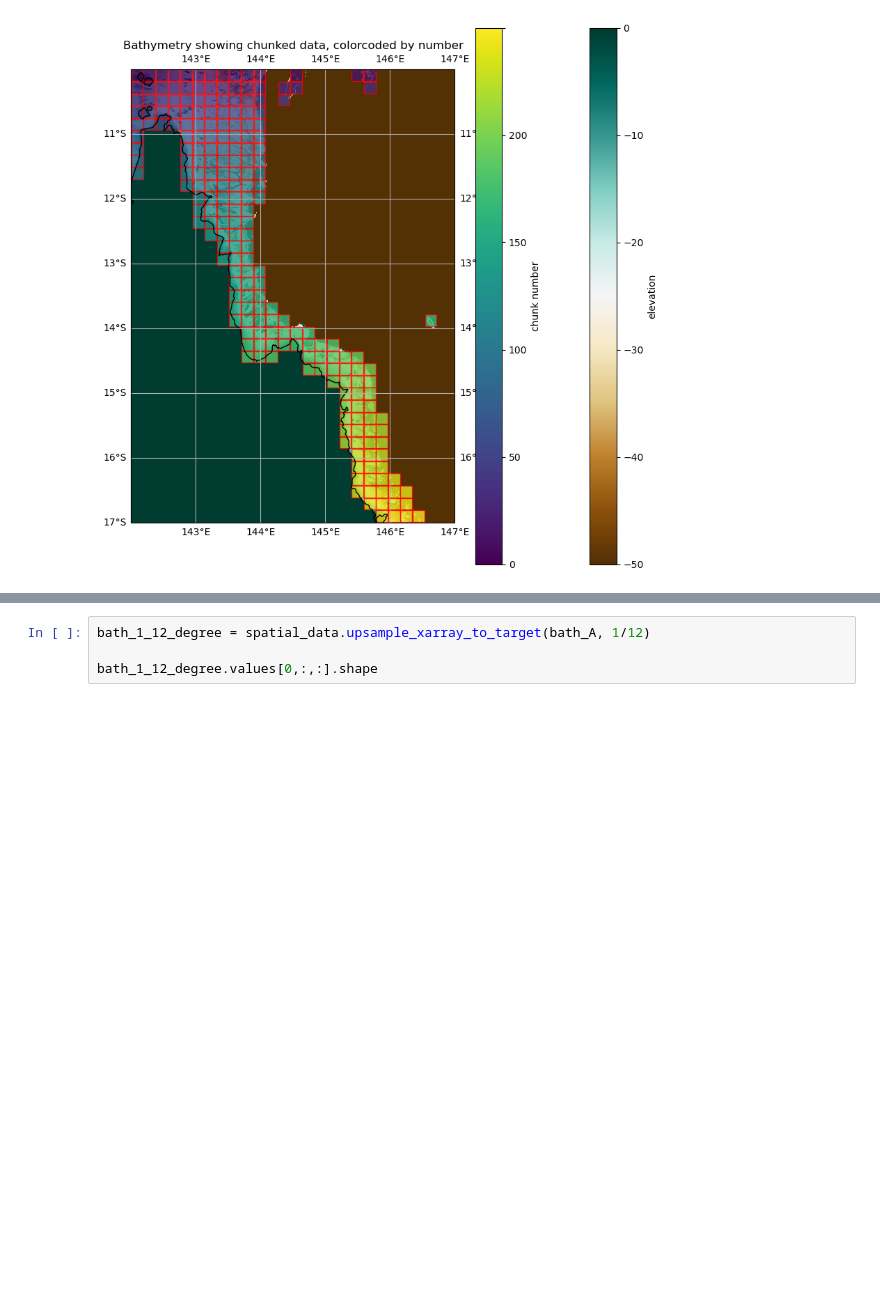
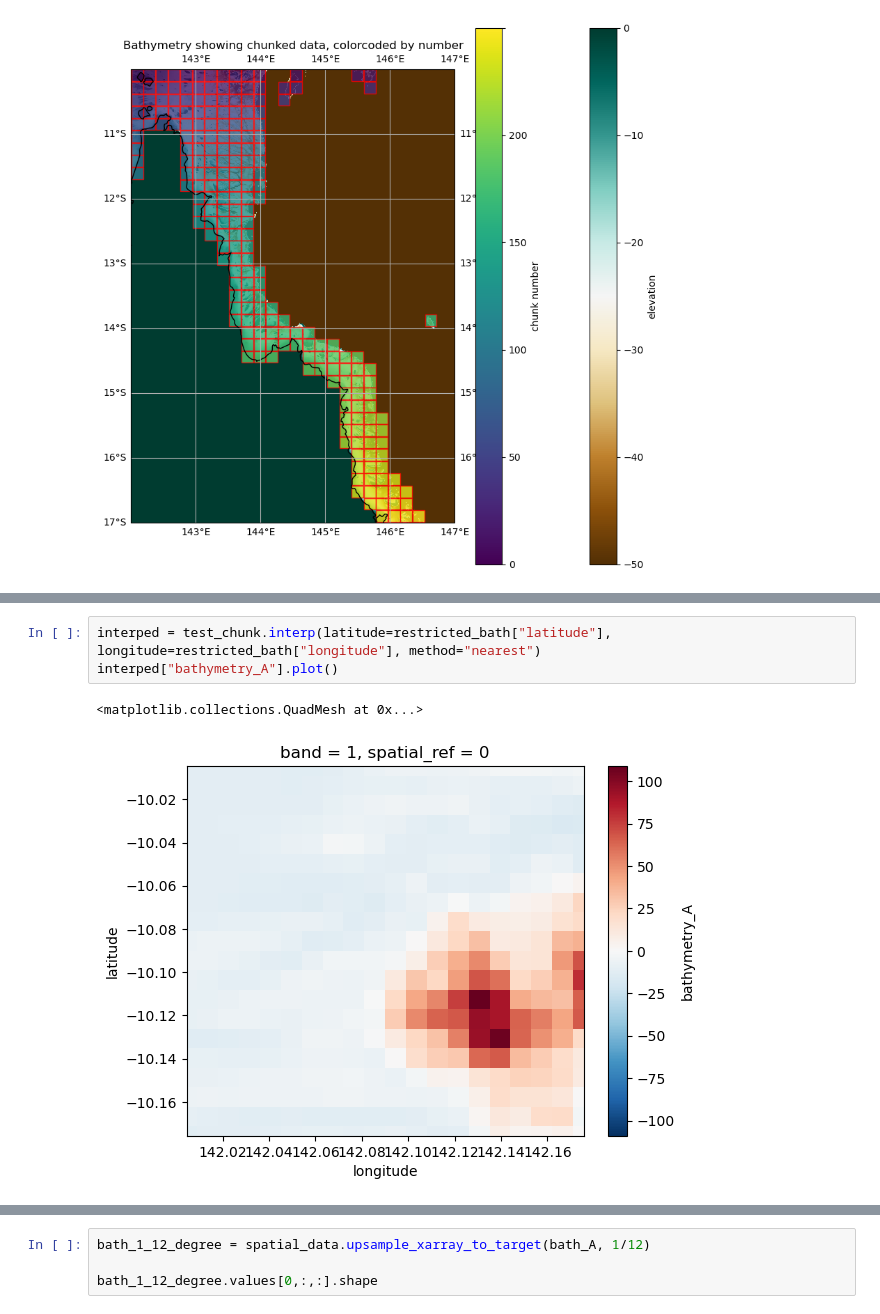
Before and after one commit to orlando-code/coralshift, a Jupyter notebook: notebooks/rnn.ipynb, the cells around one changed output, grey strips where cells are left out. Saved outputs shown, nothing was run; the diff lists cells and outputs as text; blank space fills up the shorter version.

```diff
--- a/notebooks/rnn.ipynb
+++ b/notebooks/rnn.ipynb
@@ -212,0 +710,6 @@ plt.show()
+# %%
+interped = test_chunk.interp(latitude=restricted_bath["latitude"], longitude=restricted_bath["longitude"], method="nearest")
+interped["bathymetry_A"].plot()
+# %% [output]
+<matplotlib.collections.QuadMesh at 0x...>
+[figure, added]
```
Also changed, not shown: parts of 33 cells of this notebook.
